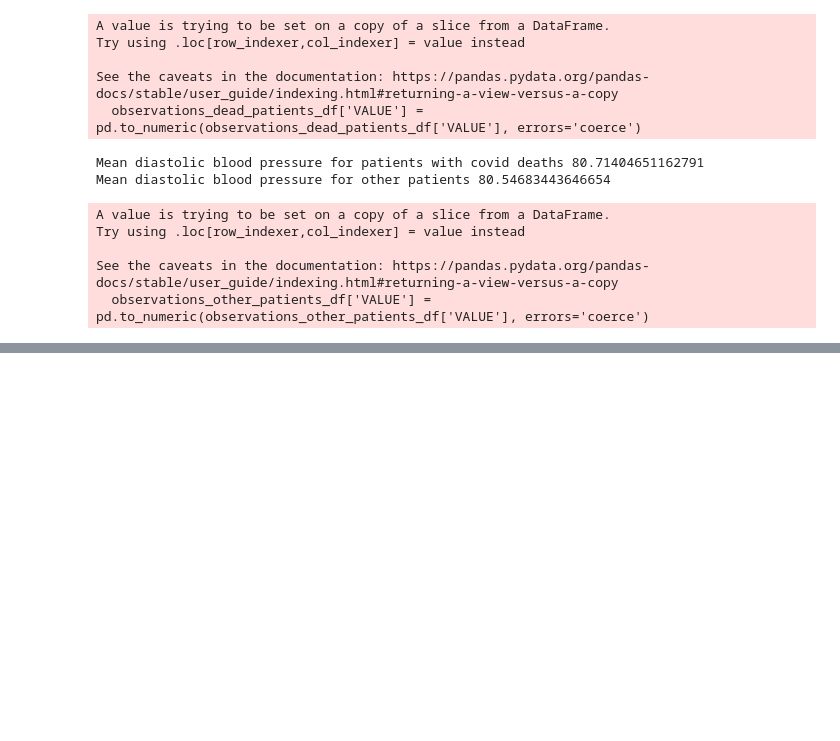
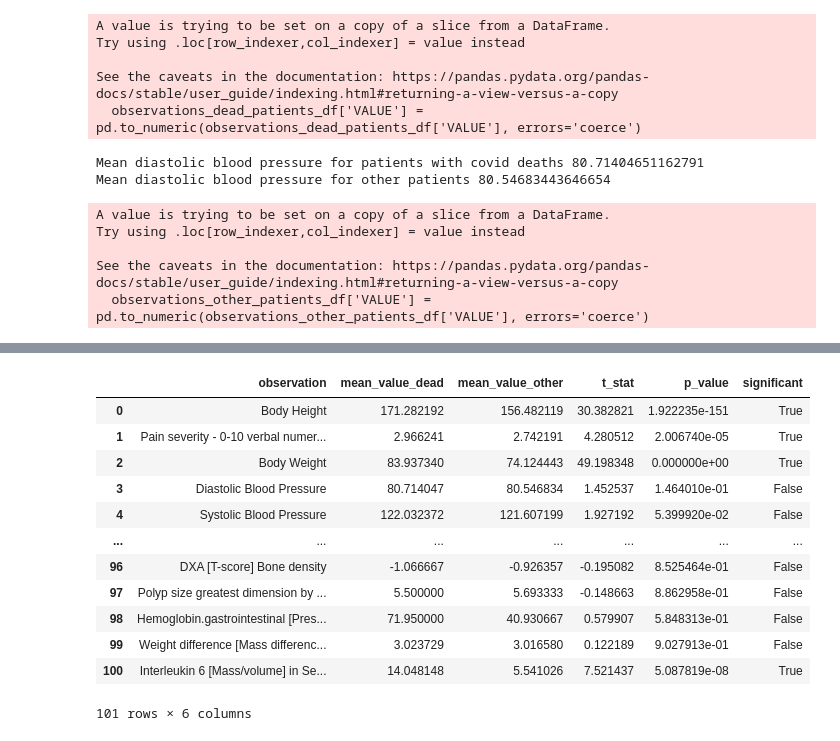
Before and after one commit to sarit-adh/covid_19_ml, a Jupyter notebook: notebooks/exploratory_analysis.ipynb, the cells around one changed output, grey strips where cells are left out. Drawn from its saved outputs; the diff is of its cells as text; code cells hidden in the pictures; blank space fills up the shorter version.

Commit message:
added Welch's t-test to compare observations of patients who died due to covid and all other patients

```diff
--- a/notebooks/exploratory_analysis.ipynb
+++ b/notebooks/exploratory_analysis.ipynb
@@ -298,0 +333,45 @@ See the caveats in the documentation: https://pandas.pydata.org/pandas-docs/stab
+# %%
+t_test_results = []
+# Perform t-test for each observation
+for index, row in obs_comp_df.iterrows():
+
+    mean_dead = row['mean_value_dead']
+    count_dead = row['count_dead']
+    std_dead = row['std_dead']
+
+    mean_other = row['mean_value_other']
+    count_other = row['count_other']
+    std_other = row['std_other']
+
+    # Perform independent t-test (Welch's t-test does not assume equal variances)
+    t_stat, p_value = stats.ttest_ind_from_stats(
+        mean1=mean_dead, std1=std_dead, nobs1=count_dead,
+        mean2=mean_other, std2=std_other, nobs2=count_other,
+        equal_var=False
+    )
+
+    t_test_results.append({
+        'observation': row['observation'],
+        'mean_value_dead': mean_dead,
+        'mean_value_other': mean_other,
+        't_stat': t_stat,
+        'p_value': p_value,
+        'significant' : p_value<0.05
+    })
+
+obs_comp_t_test_df = pd.DataFrame(t_test_results)
+obs_comp_t_test_df
+# %% [output]
+|  | observation | mean_value_dead | mean_value_other | t_stat | p_value | significant |
+| 0 | Body Height | 171.282192 | 156.482119 | 30.382821 | 1.922235e-151 | True |
+| 1 | Pain severity - 0-10 verbal numer... | 2.966241 | 2.742191 | 4.280512 | 2.006740e-05 | True |
+| 2 | Body Weight | 83.937340 | 74.124443 | 49.198348 | 0.000000e+00 | True |
+| 3 | Diastolic Blood Pressure | 80.714047 | 80.546834 | 1.452537 | 1.464010e-01 | False |
+| 4 | Systolic Blood Pressure | 122.032372 | 121.607199 | 1.927192 | 5.399920e-02 | False |
+| ... | ... | ... | ... | ... | ... | ... |
+| 96 | DXA [T-score] Bone density | -1.066667 | -0.926357 | -0.195082 | 8.525464e-01 | False |
+| 97 | Polyp size greatest dimension by ... | 5.500000 | 5.693333 | -0.148663 | 8.862958e-01 | False |
+| 98 | Hemoglobin.gastrointestinal [Pres... | 71.950000 | 40.930667 | 0.579907 | 5.848313e-01 | False |
+| 99 | Weight difference [Mass differenc... | 3.023729 | 3.016580 | 0.122189 | 9.027913e-01 | False |
+| 100 | Interleukin 6 [Mass/volume] in Se... | 14.048148 | 5.541026 | 7.521437 | 5.087819e-08 | True |
+101 rows × 6 columns
```
Also changed, not shown: parts of 3 cells of this notebook.
